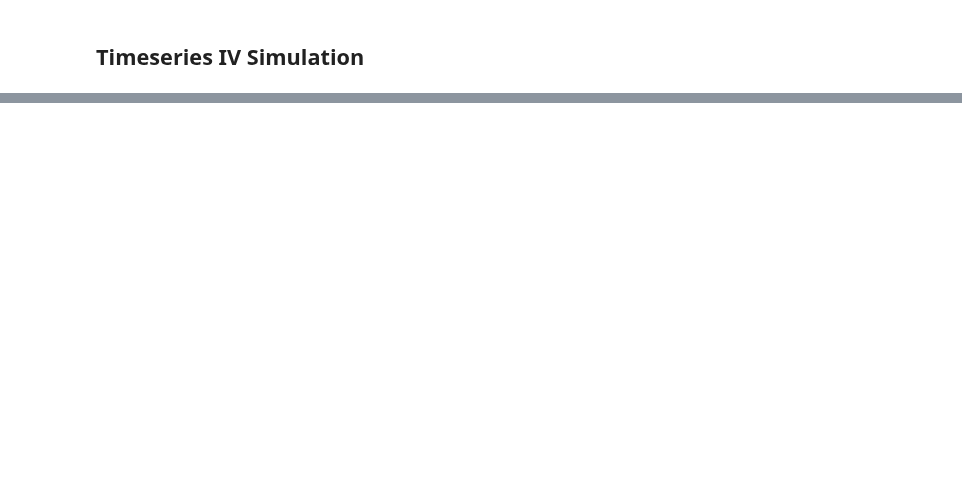
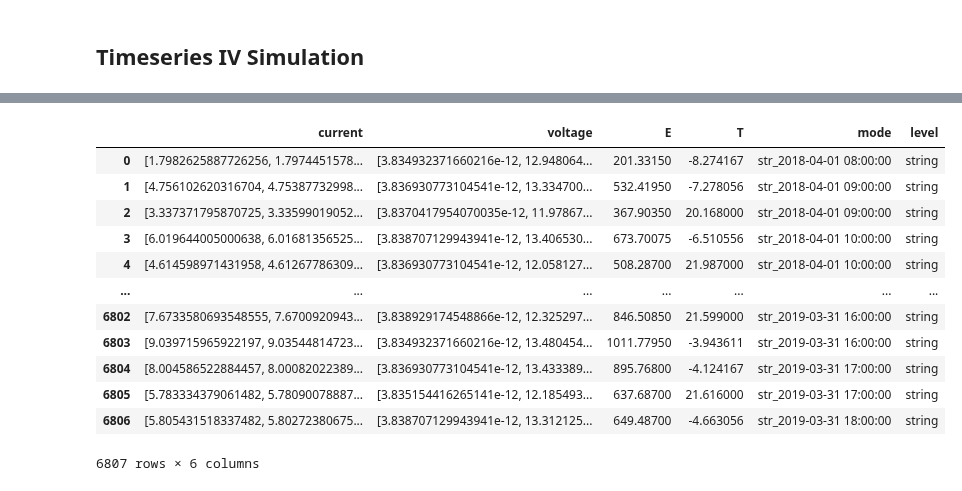
Before and after one commit to sandialabs/pvOps, a Jupyter notebook: examples/tutorial_timeseries_sim.ipynb, the cells around one changed output, grey strips where cells are left out. Saved outputs shown, nothing was run; the diff lists cells and outputs as text; code cells hidden in the pictures; blank space fills up the shorter version.

```diff
--- a/examples/tutorial_timeseries_sim.ipynb
+++ b/examples/tutorial_timeseries_sim.ipynb
@@ -291,0 +70,16 @@ _structure_Simulator_inputs(specs_df, 'identifier')
+# %%
+time_simulator.sims_to_df(focus=['string'], cutoff=True)
+# %% [output]
+|  | current | voltage | E | T | mode | level |
+| 0 | [1.7982625887726256, 1.7974451578... | [3.834932371660216e-12, 12.948064... | 201.33150 | -8.274167 | str_2018-04-01 08:00:00 | string |
+| 1 | [4.756102620316704, 4.75387732998... | [3.836930773104541e-12, 13.334700... | 532.41950 | -7.278056 | str_2018-04-01 09:00:00 | string |
+| 2 | [3.337371795870725, 3.33599019052... | [3.8370417954070035e-12, 11.97867... | 367.90350 | 20.168000 | str_2018-04-01 09:00:00 | string |
+| 3 | [6.019644005000638, 6.01681356525... | [3.838707129943941e-12, 13.406530... | 673.70075 | -6.510556 | str_2018-04-01 10:00:00 | string |
+| 4 | [4.614598971431958, 4.61267786309... | [3.836930773104541e-12, 12.058127... | 508.28700 | 21.987000 | str_2018-04-01 10:00:00 | string |
+| ... | ... | ... | ... | ... | ... | ... |
+| 6802 | [7.6733580693548555, 7.6700920943... | [3.838929174548866e-12, 12.325297... | 846.50850 | 21.599000 | str_2019-03-31 16:00:00 | string |
+| 6803 | [9.039715965922197, 9.03544814723... | [3.834932371660216e-12, 13.480454... | 1011.77950 | -3.943611 | str_2019-03-31 16:00:00 | string |
+| 6804 | [8.004586522884457, 8.00082022389... | [3.836930773104541e-12, 13.433389... | 895.76800 | -4.124167 | str_2019-03-31 17:00:00 | string |
+| 6805 | [5.783334379061482, 5.78090078887... | [3.835154416265141e-12, 12.185493... | 637.68700 | 21.616000 | str_2019-03-31 17:00:00 | string |
+| 6806 | [5.805431518337482, 5.80272380675... | [3.838707129943941e-12, 13.312125... | 649.48700 | -4.663056 | str_2019-03-31 18:00:00 | string |
+6807 rows × 6 columns
```
Also changed, not shown: parts of 7 cells of this notebook, 2 other files.
